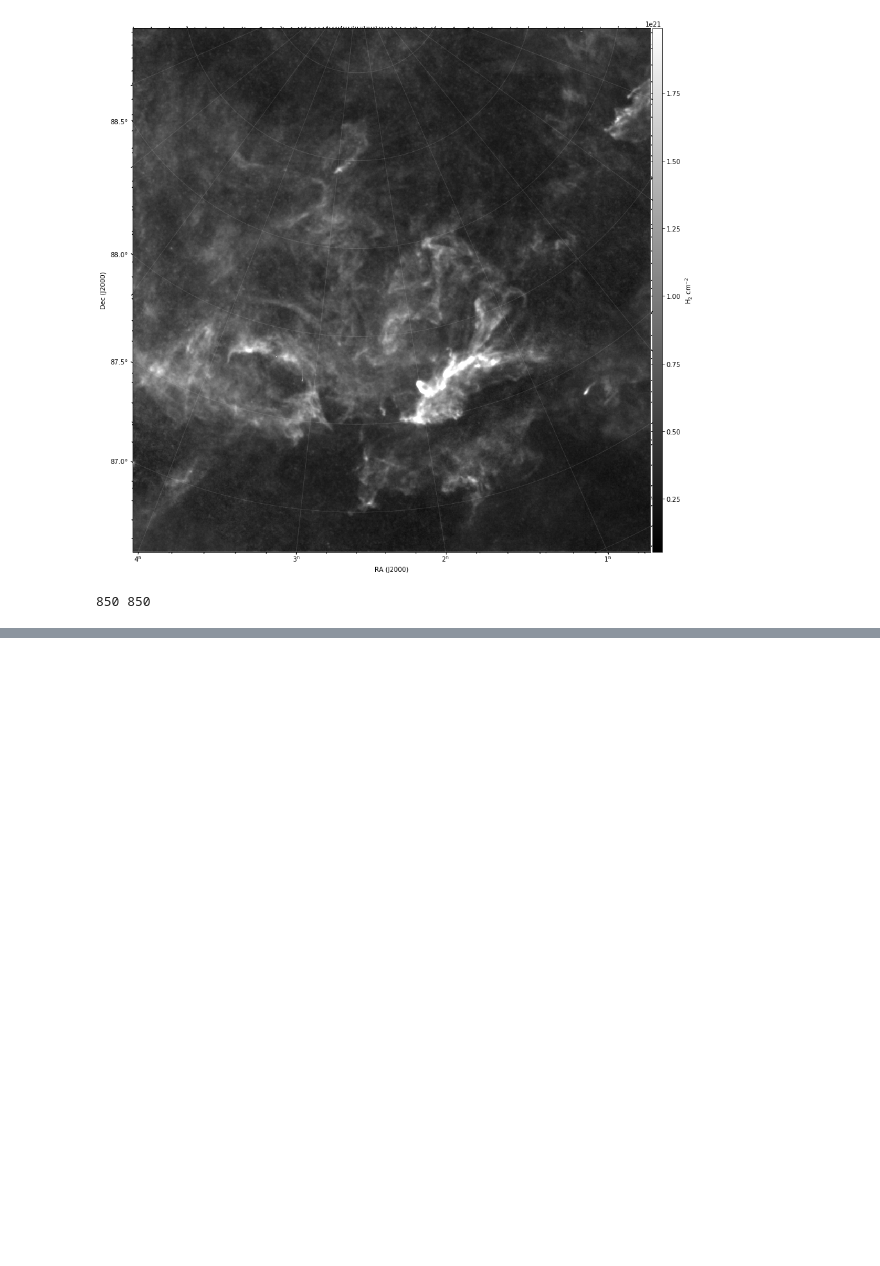
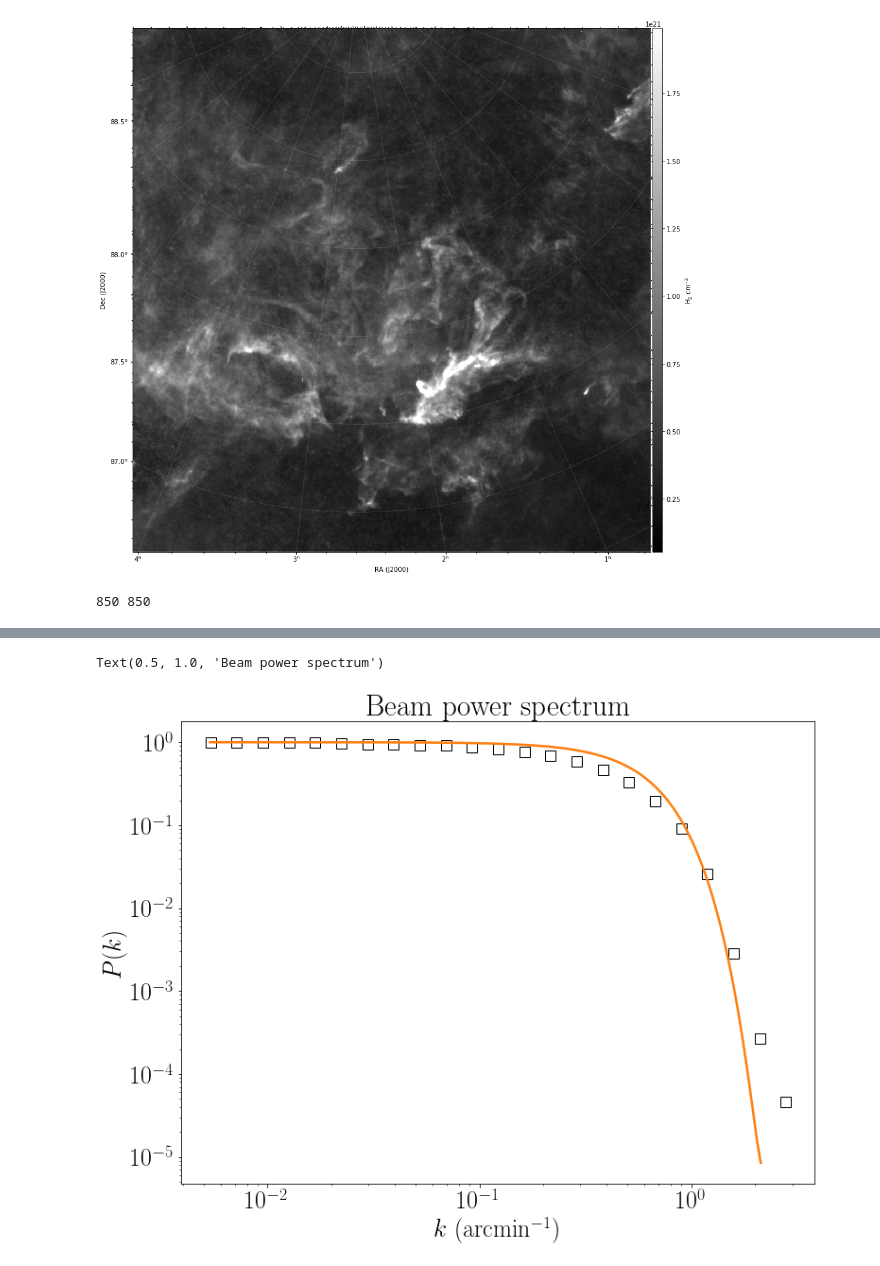
Before and after one commit to jfrob27/M1stage2020, a Jupyter notebook: Polaris_tutorial2.ipynb, the cells around one changed output, grey strips where cells are left out. Drawn from its saved outputs; the diff is of its cells as text; code cells hidden in the pictures; blank space fills up the shorter version.

```diff
--- a/Polaris_tutorial.ipynb
+++ b/Polaris_tutorial2.ipynb
@@ -190,0 +191,32 @@ plt.legend()
+# %%
+#Wavelet power spectrum of the telescope beam
+
+beam = fits.open('/Users/robitaij/postdoc/Herschel/beams/empiral_spire_beam_500.fits')[0].data
+beamr = padding(beam,newdim[0],newdim[1])
+
+Bwt, BS11a, Bwav_k, BS1a, Bq = fan_trans(beamr, reso=reso, q=0, smooth=False)
+del Bwt, BS11a, Bwav_k, Bq
+
+tab_k, spec_beam2 = powspec(beamr,reso)
+spec_beamn2 = spec_beam2 / spec_beam2[0]
+
+#Spectrum normalisation
+BS1an = BS1a / BS1a[3]
+BS1an[:3] = 1.0
+
+#Beam simulation
+Sbeam = gauss_beam(36.9 / (60.*reso),800,800,FWHM=True)
+tab_k, spec_beam = powspec(Sbeam,reso)
+spec_beamn = spec_beam / spec_beam[0]
+
+plt.figure(figsize(12,9))
+plt.plot(wav_k, BS1an,'s', markersize = 11, markerfacecolor='none', markeredgecolor='black')
+plt.plot(tab_k, spec_beamn)
+plt.xscale('log')
+plt.yscale('log')
+plt.xlabel(r'$k$ (arcmin$^{-1}$)')
+plt.ylabel(r'$P(k)$')
+plt.title('Beam power spectrum')
+# %% [output]
+Text(0.5, 1.0, 'Beam power spectrum')
+[figure, added]
```
Also changed, not shown: parts of 1 cell of this notebook.
